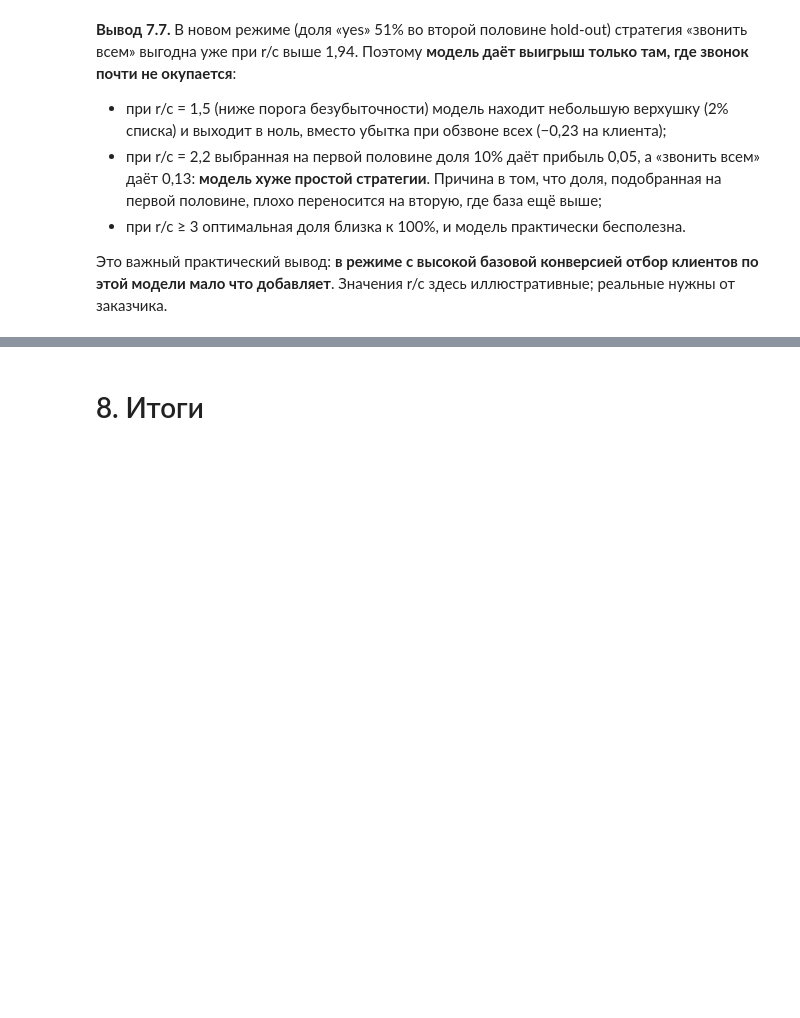
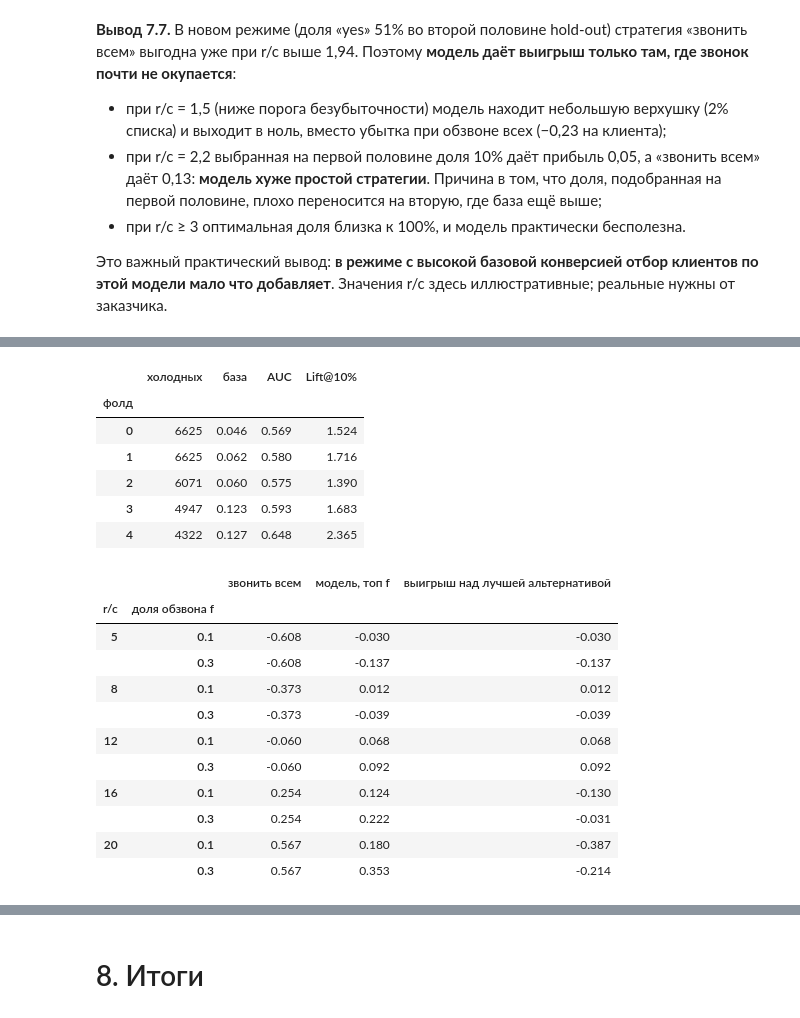
Before and after one commit to RafaelPozoyan/UrFU_project, a Jupyter notebook: final_pipeline.ipynb, the cells around one changed output, grey strips where cells are left out. Cells and saved outputs as stored; diff of their text form; code cells hidden in the pictures; blank space fills up the shorter version.

```diff
--- a/final_pipeline.ipynb
+++ b/final_pipeline.ipynb
@@ -956,0 +1031,33 @@ print('прибыль в расчёте на одного клиента из с
+# %%
+fd = []
+for k, (a, b) in enumerate(SP['time']):
+    cb = ~hist_flag[tr][b]; q = mk(**best).fit(Xt.iloc[a], ytr[a]).predict_proba(Xt.iloc[b])[:, 1][cb]; yy = ytr[b][cb]; fd.append((yy, q))
+rows = [{'фолд': k, 'холодных': len(yy), 'база': yy.mean(), 'AUC': roc_auc_score(yy, q), 'Lift@10%': yy[np.argsort(-q)[:int(len(yy) * .1)]].mean() / yy.mean()} for k, (yy, q) in enumerate(fd)]
+display(pd.DataFrame(rows).set_index('фолд').round(3))
+W = np.array([len(yy) for yy, _ in fd]); rows = []
+for r in [5, 8, 12, 16, 20]:
+    allp = sum(w * (r * yy.mean() - 1) for w, (yy, _) in zip(W, fd)) / W.sum()
+    for f in (0.1, 0.3):
+        mp = sum(w * seg_profit(yy, q, f, r) for w, (yy, q) in zip(W, fd)) / W.sum()
+        rows.append({'r/c': r, 'доля обзвона f': f, 'звонить всем': allp, 'модель, топ f': mp, 'выигрыш над лучшей альтернативой': mp - max(0, allp)})
+display(pd.DataFrame(rows).set_index(['r/c', 'доля обзвона f']).round(3))
+# %% [output]
+|  | холодных | база | AUC | Lift@10% |
+| фолд |  |  |  |  |
+| 0 | 6625 | 0.046 | 0.569 | 1.524 |
+| 1 | 6625 | 0.062 | 0.580 | 1.716 |
+| 2 | 6071 | 0.060 | 0.575 | 1.390 |
+| 3 | 4947 | 0.123 | 0.593 | 1.683 |
+| 4 | 4322 | 0.127 | 0.648 | 2.365 |
+|  |  | звонить всем | модель, топ f | выигрыш над лучшей альтернативой |
+| r/c | доля обзвона f |  |  |  |
+| 5 | 0.1 | -0.608 | -0.030 | -0.030 |
+|  | 0.3 | -0.608 | -0.137 | -0.137 |
+| 8 | 0.1 | -0.373 | 0.012 | 0.012 |
+|  | 0.3 | -0.373 | -0.039 | -0.039 |
+| 12 | 0.1 | -0.060 | 0.068 | 0.068 |
+|  | 0.3 | -0.060 | 0.092 | 0.092 |
+| 16 | 0.1 | 0.254 | 0.124 | -0.130 |
+|  | 0.3 | 0.254 | 0.222 | -0.031 |
+| 20 | 0.1 | 0.567 | 0.180 | -0.387 |
+|  | 0.3 | 0.567 | 0.353 | -0.214 |
```
Also changed, not shown: parts of 11 cells of this notebook.
